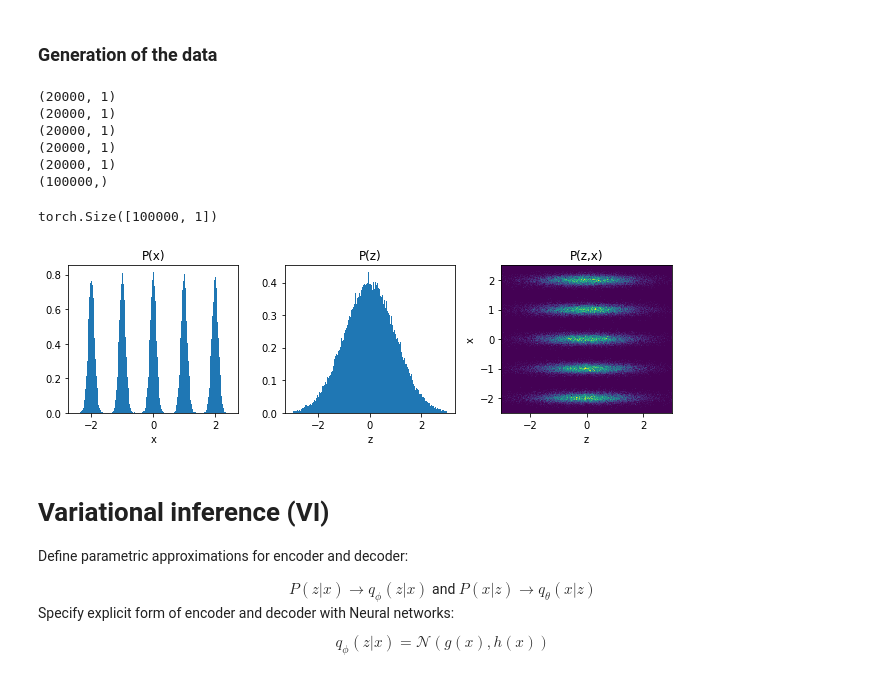
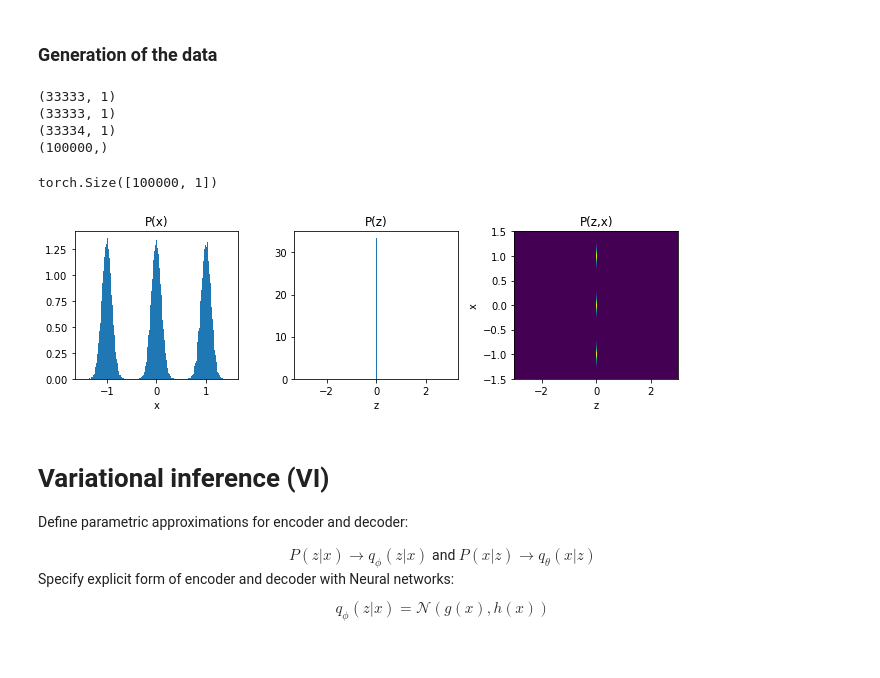
Before and after one commit to Pperezhogin/pyqg_experiments_Ross, a Jupyter notebook: pyqg_subgrid_experiments/Variational Inference/generative_model.ipynb, the cells around one changed output. Cells and saved outputs as stored; diff of their text form; code cells hidden in the pictures.

```diff
--- a/pyqg_subgrid_experiments/Variational Inference/generative_model.ipynb
+++ b/pyqg_subgrid_experiments/Variational Inference/generative_model.ipynb
@@ -45,7 +23,7 @@ z = np.log(x) + sigma_z * np.random.randn(Npoints)
 x_torch = torch.as_tensor(x.astype('float32')).reshape((-1,1))
 # %%
 Npoints = 100000
-k = 5; # number of modes
+k = 3; # number of modes
 n = int(Npoints/k) * np.ones(k).astype('int')
 n[-1] += Npoints - np.sum(n)
 x = []
@@ -59,35 +37,33 @@ print(x.shape)
 x_torch = torch.as_tensor(x.astype('float32')).reshape((-1,1))
 x_torch.shape
 # %% [output]
-(20000, 1)
-(20000, 1)
-(20000, 1)
-(20000, 1)
-(20000, 1)
+(33333, 1)
+(33333, 1)
+(33334, 1)
 (100000,)
 torch.Size([100000, 1])
 # %%
 def plot_histograms(x, z, nbins=50, xy_range = 3, z_range=3):
     fig = plt.figure(figsize=(9,3))
     plt.subplot(131)
     plt.hist(x, bins=nbins, density = True, range=(-xy_range,xy_range));
     plt.xlabel('x')
     plt.title('P(x)')
     plt.subplot(132)
     plt.hist(z, bins=nbins, density = True, range=(-z_range,z_range));
     plt.xlabel('z')
     plt.title('P(z)')
     plt.subplot(133)
     counts, xbins, ybins = np.histogram2d(z, x, bins=(nbins, nbins), density=True, range=((-z_range,z_range),(-xy_range,xy_range)))
     counts = counts.T
     plt.pcolormesh(xbins, ybins, counts)
     plt.xlabel('z')
     plt.ylabel('x')
     plt.title('P(z,x)')
     plt.tight_layout()
-plot_histograms(x,z,200,xy_range=2.5)
+plot_histograms(x,x*0,200,xy_range=1.5)
 # %% [output]
-[figure, old version]
+[figure, new version]
 # %% [markdown]
 # Variational inference (VI)
 Define parametric approximations for encoder and decoder: <br>
```
Also changed, not shown: parts of 18 cells of this notebook.
